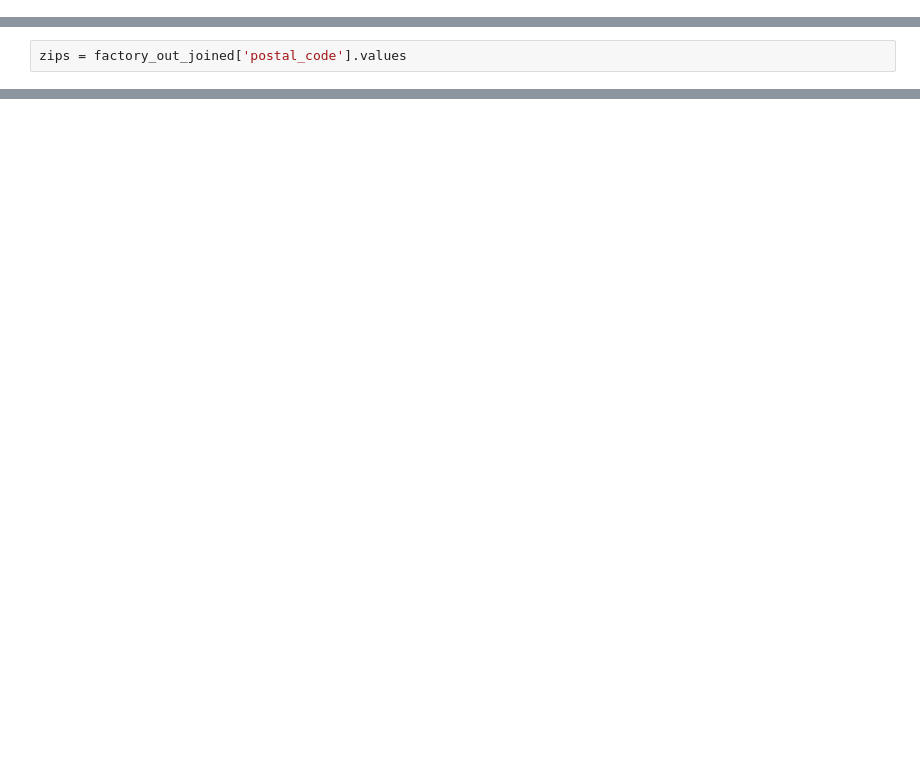
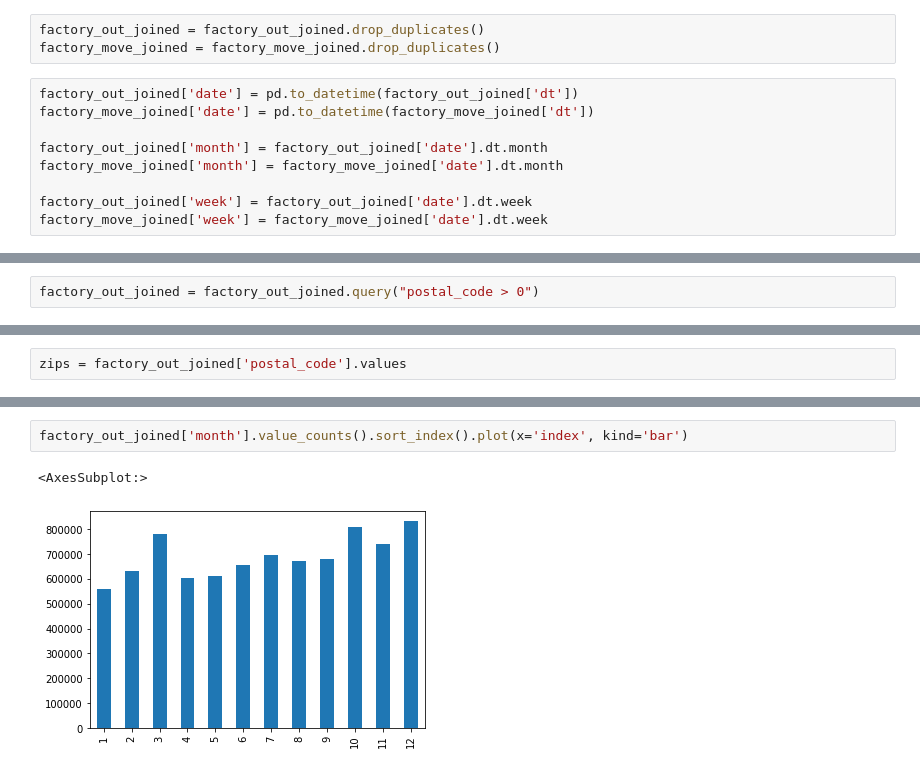
Before and after one commit to MarkingHack2023/MarkingHack2023, a Jupyter notebook: second_eda.ipynb, the cells around one changed output, grey strips where cells are left out. Cells and saved outputs as stored; diff of their text form; blank space fills up the shorter version.

```diff
--- a/second_eda.ipynb
+++ b/second_eda.ipynb
@@ -78,3 +80,15 @@ factory_out_joined = factory_out.set_index('id_sp_').join(points_df.set_index('i
 # %%
 factory_move_joined = factory_move.set_index('gtin').join(products_df.set_index('gtin')[['product_name', 'product_short_name', 'brand', 'country', 'volume']]) \
 .set_index('sender_inn').join(members_df.set_index('inn')).reset_index().rename(columns={'index':'sender_inn'}).set_index('receiver_inn').join(members_df.set_index('inn'), rsuffix='_rec_inn').reset_index().rename(columns={'index':'receiver_inn'})
+# %%
+factory_out_joined = factory_out_joined.drop_duplicates()
+factory_move_joined = factory_move_joined.drop_duplicates()
+# %%
+factory_out_joined['date'] = pd.to_datetime(factory_out_joined['dt'])
+factory_move_joined['date'] = pd.to_datetime(factory_move_joined['dt'])
+
+factory_out_joined['month'] = factory_out_joined['date'].dt.month
+factory_move_joined['month'] = factory_move_joined['date'].dt.month
+
+factory_out_joined['week'] = factory_out_joined['date'].dt.week
+factory_move_joined['week'] = factory_move_joined['date'].dt.week
@@ -80,0 +97,2 @@ factory_move_joined = factory_move.set_index('gtin').join(products_df.set_index(
+# %%
+factory_out_joined = factory_out_joined.query("postal_code > 0")
@@ -194,0 +368,5 @@ Name: dt, Length: 6114, dtype: int64
+# %%
+factory_out_joined['month'].value_counts().sort_index().plot(x='index', kind='bar')
+# %% [output]
+<AxesSubplot:>
+[figure, added]
```
Also changed, not shown: parts of 43 cells of this notebook, 1 other file.
